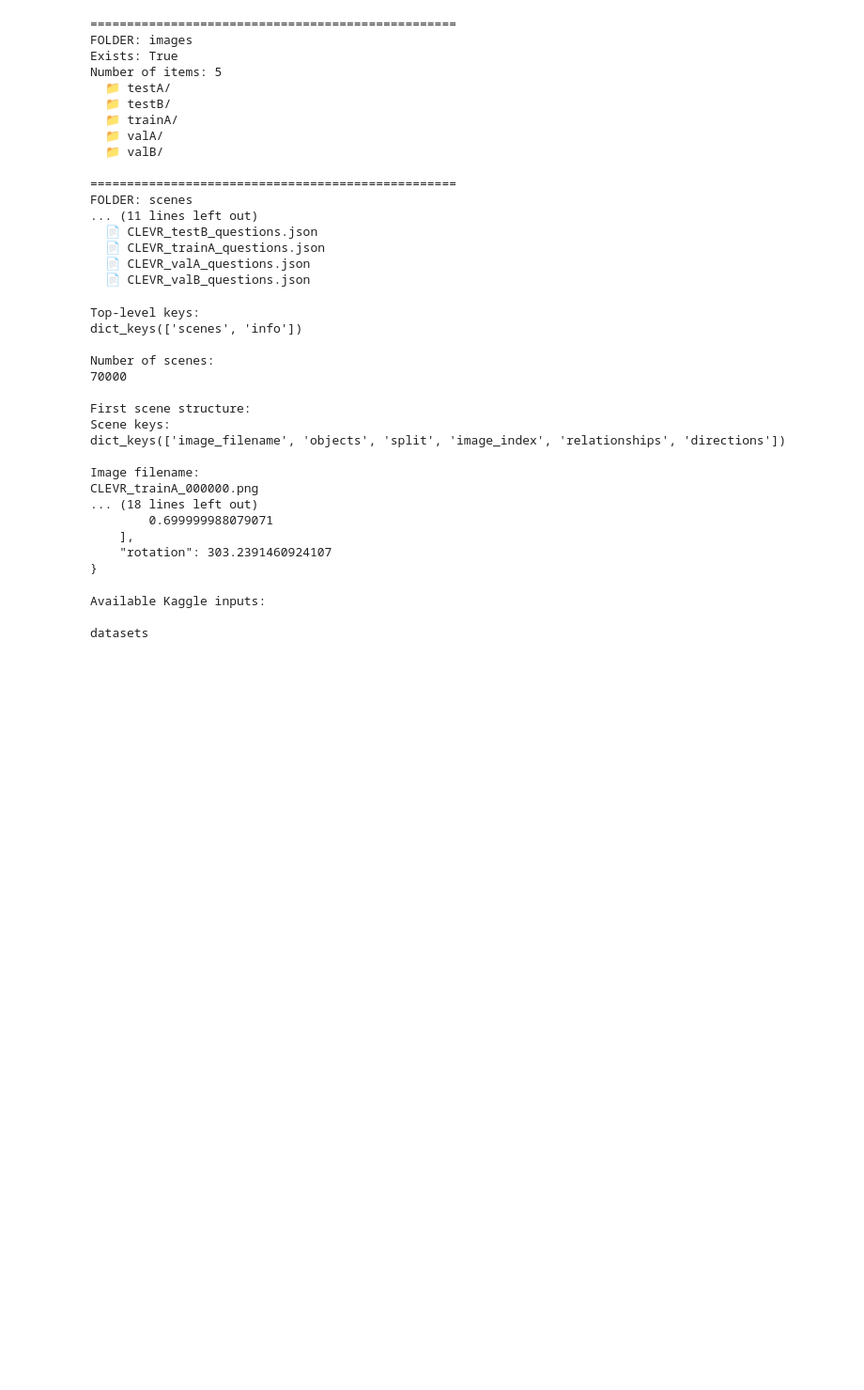
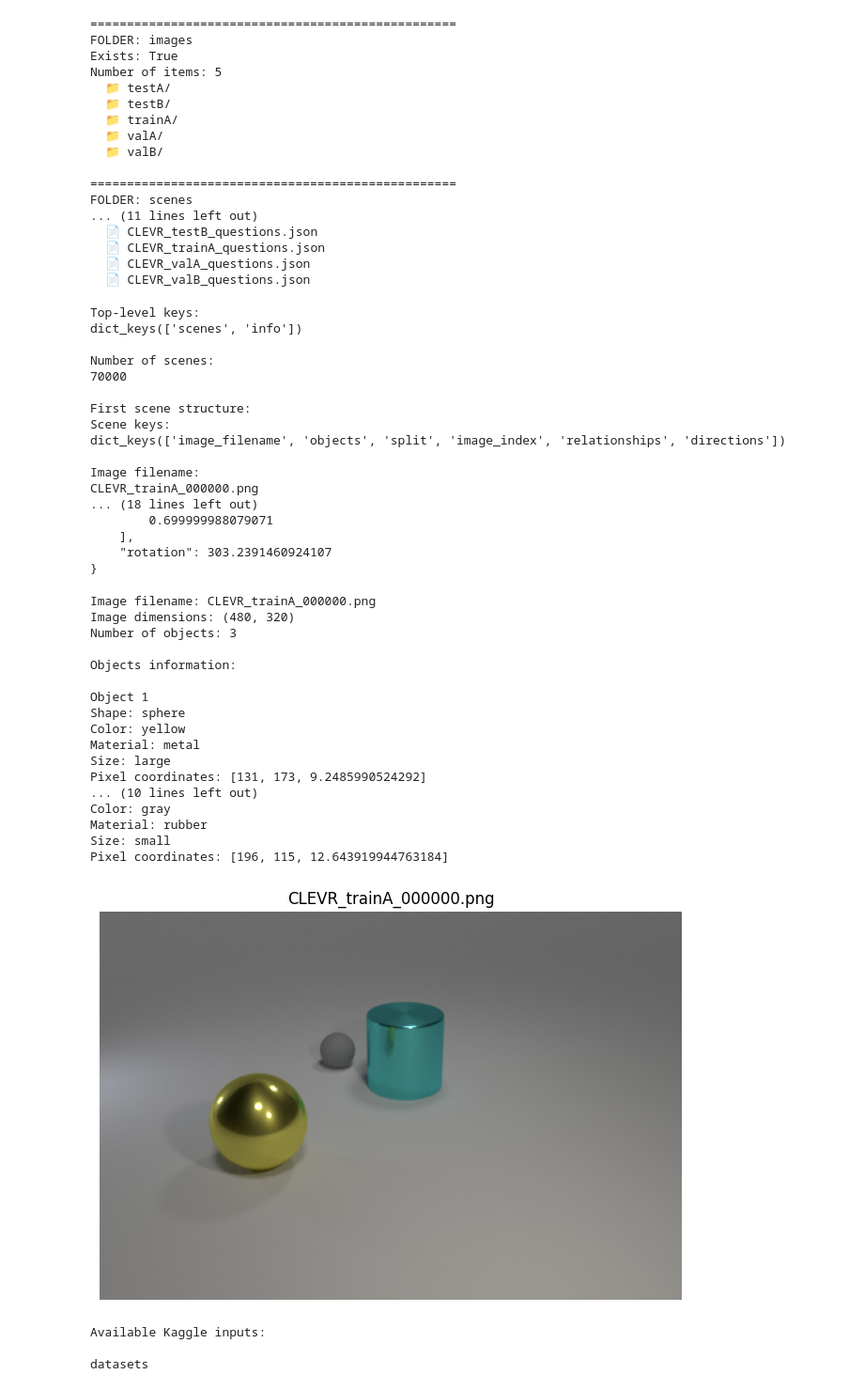
Before and after one commit to maram-elaian/Beyond-Combinations, a Jupyter notebook: notebooks/01_data_exploration.ipynb, the cells around one changed output. Shown at 94% size. Saved outputs shown, nothing was run; the diff lists cells and outputs as text; code cells hidden in the pictures; blank space fills up the shorter version.

```diff
--- a/notebooks/01_data_exploration.ipynb
+++ b/notebooks/01_data_exploration.ipynb
@@ -114,6 +114,64 @@ CLEVR_trainA_000000.png
     ],
     "rotation": 303.2391460924107
 }
+# %%
+import os
+import json
+from PIL import Image
+import matplotlib.pyplot as plt
+
+# Load the first scene
+scene = scenes_data["scenes"][0]
+
+# Load its corresponding image
+image_path = os.path.join(
+    DATASET_PATH,
+    "images",
+    "trainA",
+    scene["image_filename"]
+)
+
+image = Image.open(image_path)
+
+print("Image filename:", scene["image_filename"])
+print("Image dimensions:", image.size)
+print("Number of objects:", len(scene["objects"]))
+
+print("\nObjects information:")
+
+for i, obj in enumerate(scene["objects"]):
+    print(f"\nObject {i + 1}")
+    print("Shape:", obj["shape"])
+    print("Color:", obj["color"])
+    print("Material:", obj["material"])
+    print("Size:", obj["size"])
+    print("Pixel coordinates:", obj["pixel_coords"])
+
+# Display image
+plt.figure(figsize=(8, 6))
+plt.imshow(image)
+plt.axis("off")
+plt.title(scene["image_filename"])
+plt.show()
+# %% [output]
+Image filename: CLEVR_trainA_000000.png
+Image dimensions: (480, 320)
+Number of objects: 3
+
+Objects information:
+
+Object 1
+Shape: sphere
+Color: yellow
+Material: metal
+Size: large
+Pixel coordinates: [131, 173, 9.2485990524292]
+... (10 lines left out)
+Color: gray
+Material: rubber
+Size: small
+Pixel coordinates: [196, 115, 12.643919944763184]
+[figure, added]
 # %%
 import os
 
```
